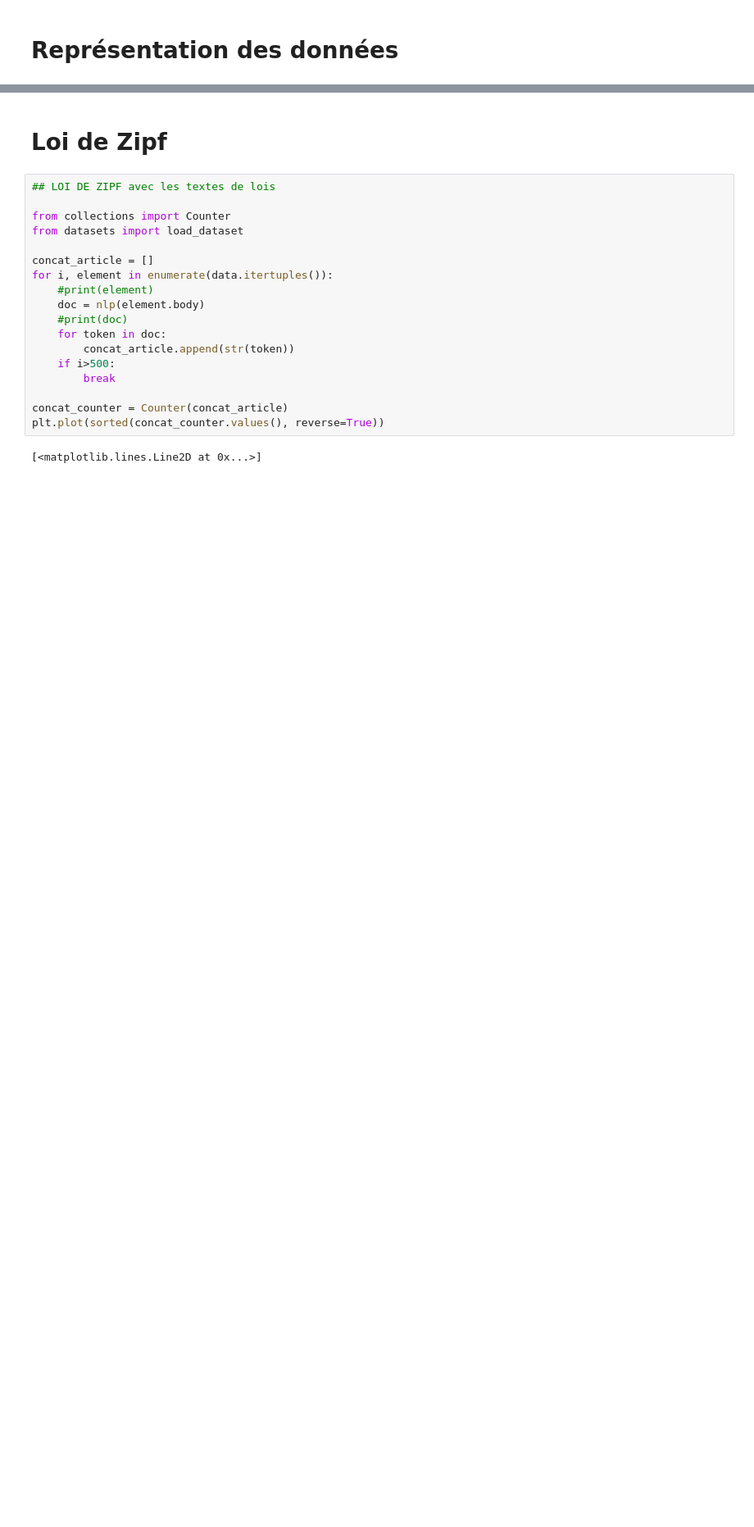
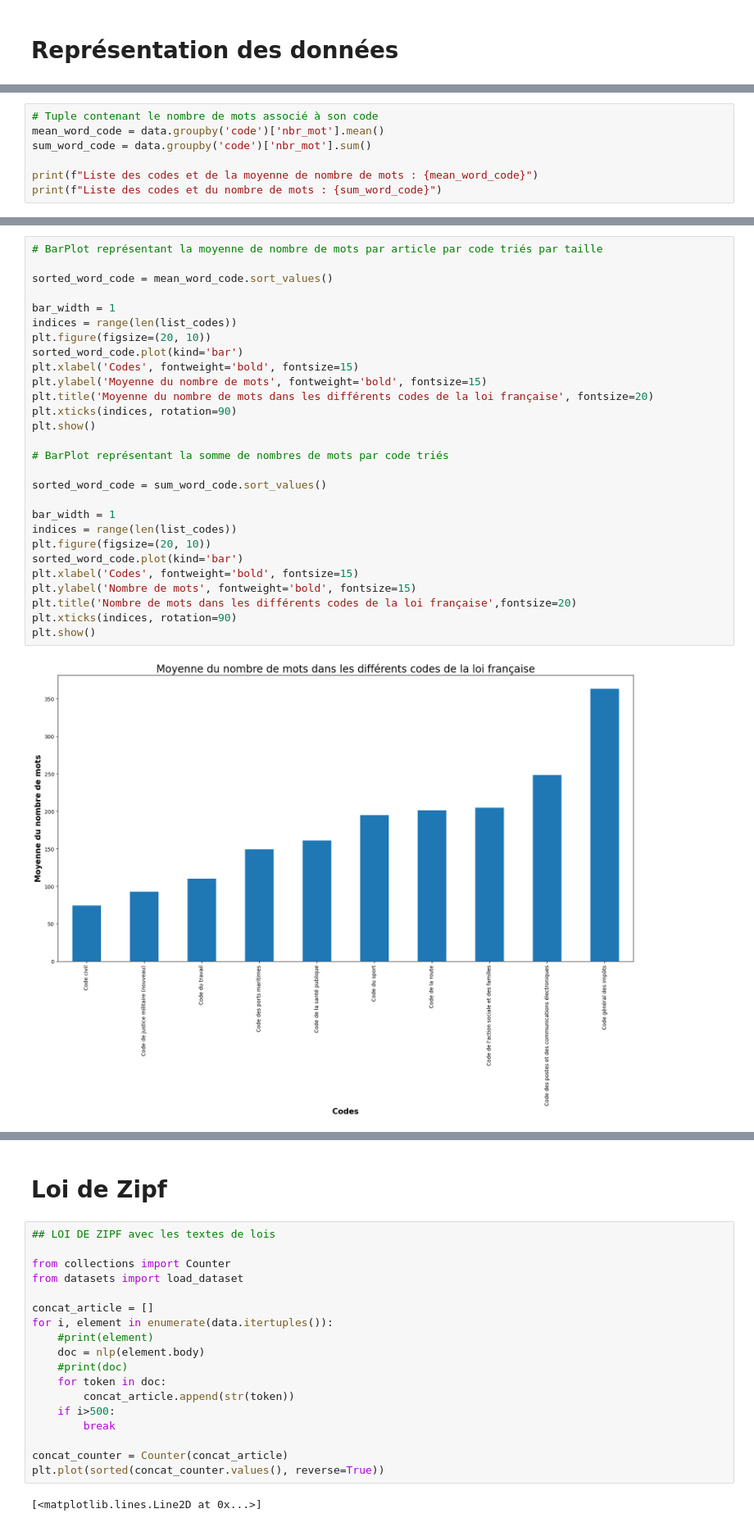
Before and after one commit to ASVienot/outils_traitement_corpus, a Jupyter notebook: scripts/stats_petit_annot.ipynb, the cells around one changed output, grey strips where cells are left out. Shown at 82% size. Cells and saved outputs as stored; diff of their text form; blank space fills up the shorter version.

```diff
--- a/scripts/stats_petit_annot.ipynb
+++ b/scripts/stats_petit_annot.ipynb
@@ -107,0 +54,7 @@ TypeError: bar() missing 1 required positional argument: 'height'
+# %%
+# Tuple contenant le nombre de mots associé à son code
+mean_word_code = data.groupby('code')['nbr_mot'].mean()
+sum_word_code = data.groupby('code')['nbr_mot'].sum()
+
+print(f"Liste des codes et de la moyenne de nombre de mots : {mean_word_code}")
+print(f"Liste des codes et du nombre de mots : {sum_word_code}")
@@ -107,0 +79,30 @@ TypeError: bar() missing 1 required positional argument: 'height'
+# %%
+# BarPlot représentant la moyenne de nombre de mots par article par code triés par taille
+
+sorted_word_code = mean_word_code.sort_values()
+
+bar_width = 1
+indices = range(len(list_codes))
+plt.figure(figsize=(20, 10))
+sorted_word_code.plot(kind='bar')
+plt.xlabel('Codes', fontweight='bold', fontsize=15)
+plt.ylabel('Moyenne du nombre de mots', fontweight='bold', fontsize=15)
+plt.title('Moyenne du nombre de mots dans les différents codes de la loi française', fontsize=20)
+plt.xticks(indices, rotation=90)
+plt.show()
+
+# BarPlot représentant la somme de nombres de mots par code triés
+
+sorted_word_code = sum_word_code.sort_values()
+
+bar_width = 1
+indices = range(len(list_codes))
+plt.figure(figsize=(20, 10))
+sorted_word_code.plot(kind='bar')
+plt.xlabel('Codes', fontweight='bold', fontsize=15)
+plt.ylabel('Nombre de mots', fontweight='bold', fontsize=15)
+plt.title('Nombre de mots dans les différents codes de la loi française',fontsize=20)
+plt.xticks(indices, rotation=90)
+plt.show()
+# %% [output]
+[figure, added]
```
Also changed, not shown: parts of 22 cells of this notebook.
